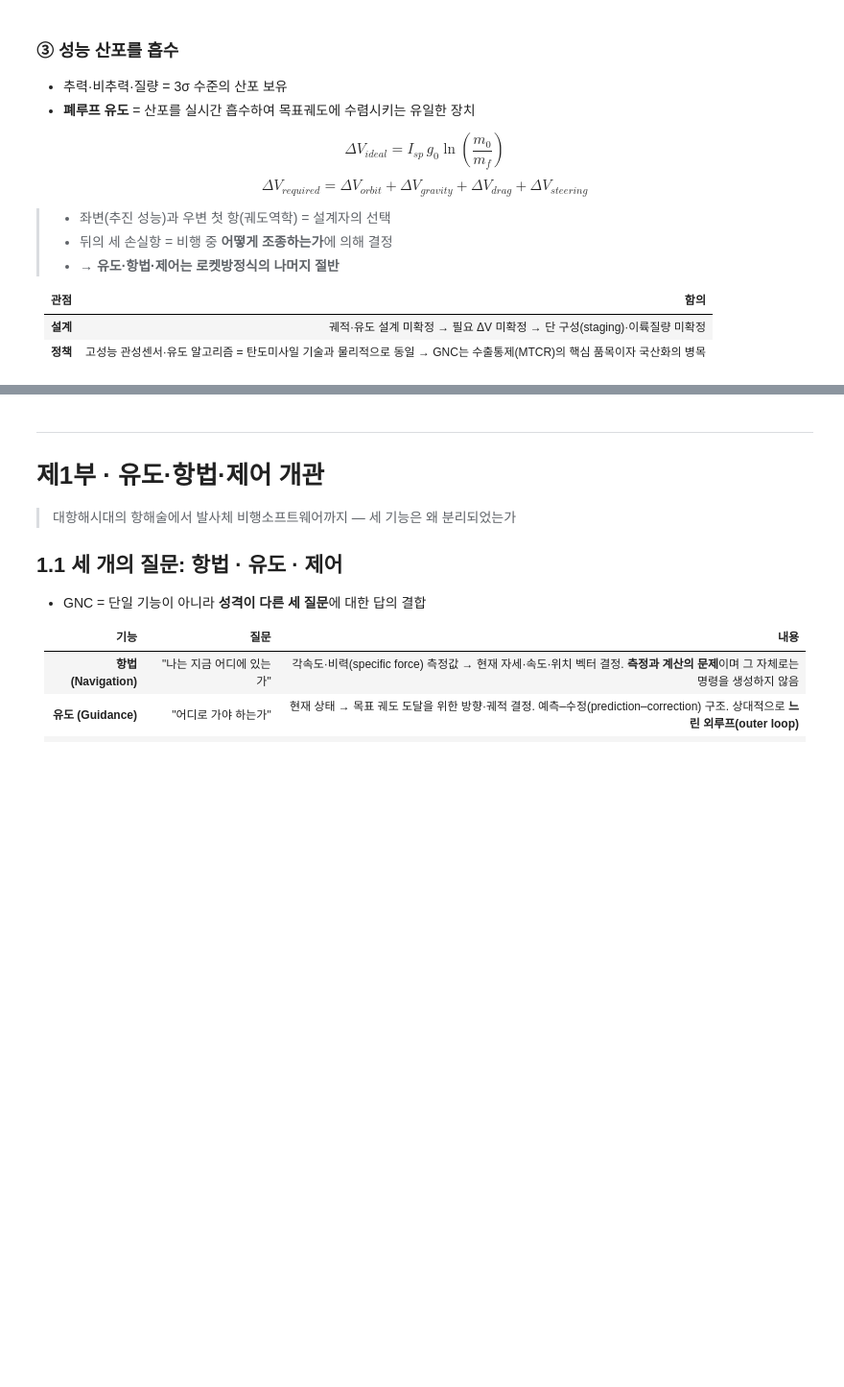
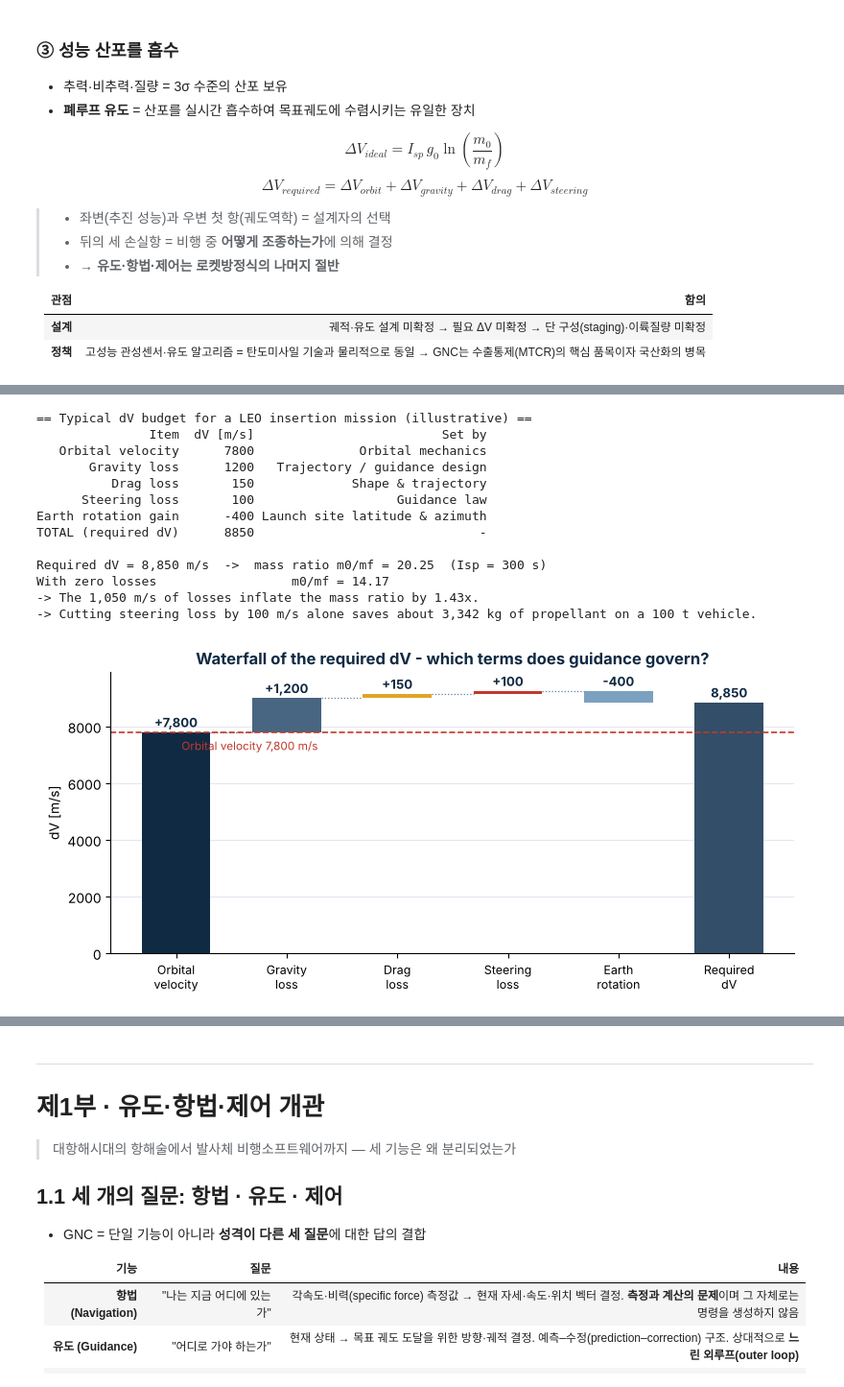
Before and after one commit to gabraxas/LVs-and-Policy, a Jupyter notebook: lecture/week05/week05_GNC.ipynb, the cells around one changed output, grey strips where cells are left out. Shown at 96% size. Saved outputs shown, nothing was run; the diff lists cells and outputs as text; code cells hidden in the pictures; blank space fills up the shorter version.

```diff
--- a/lecture/week05/week05_GNC.ipynb
+++ b/lecture/week05/week05_GNC.ipynb
@@ -35,37 +40,0 @@
-# %%
-# =============================================================================
-#  Part 0 - Setup   (run this cell first)
-#  NOTE: All code output (tables, figures) is in ENGLISH on purpose, so that the
-#        notebook renders identically on any machine (Colab / Windows / macOS)
-#        without a Korean font installed. The lecture text is in Korean markdown.
-# =============================================================================
-import numpy as np
-import pandas as pd
-import matplotlib
-import matplotlib.pyplot as plt
-
-matplotlib.rcParams["font.family"]       = "DejaVu Sans"   # available everywhere
-matplotlib.rcParams["axes.unicode_minus"] = False
-matplotlib.rcParams["figure.dpi"]         = 110
-matplotlib.rcParams["savefig.bbox"]       = "tight"
-
-# ---- house colors ----
-NAVY, STEEL, AMBER, MUTED = "#102A43", "#486581", "#E0A526", "#627D98"
-PALETTE = [NAVY, STEEL, AMBER, "#C0392B", "#7BA0C0"]
-
-# ---- physical constants ----
-g0      = 9.80665            # standard gravity            [m/s^2]
-MU      = 3.986004418e14     # Earth gravitational param.  [m^3/s^2]
-RE      = 6378.137e3         # Earth equatorial radius     [m]
-OME     = 7.2921159e-5       # Earth rotation rate         [rad/s]
-C_LIGHT = 2.99792458e8       # speed of light              [m/s]
-
-def show(df, caption=None):
-    # print a DataFrame without the index
-    if caption:
-        print(caption)
-    with pd.option_context("display.max_columns", None, "display.width", 200):
-        print(df.to_string(index=False))
-
-print("Setup done | numpy", np.__version__, "| pandas", pd.__version__,
-      "| matplotlib", matplotlib.__version__)
@@ -166,3 +84,20 @@ With zero losses                  m0/mf = 14.17
+# %%
+ex0_1_dv_waterfall()
+# %% [output]
+== Typical dV budget for a LEO insertion mission (illustrative) ==
+               Item  dV [m/s]                         Set by
+   Orbital velocity      7800              Orbital mechanics
+       Gravity loss      1200   Trajectory / guidance design
+          Drag loss       150             Shape & trajectory
+      Steering loss       100                   Guidance law
+Earth rotation gain      -400 Launch site latitude & azimuth
+TOTAL (required dV)      8850                              -
+
+Required dV = 8,850 m/s  ->  mass ratio m0/mf = 20.25  (Isp = 300 s)
+With zero losses                  m0/mf = 14.17
+-> The 1,050 m/s of losses inflate the mass ratio by 1.43x.
+-> Cutting steering loss by 100 m/s alone saves about 3,342 kg of propellant on a 100 t vehicle.
+[figure, added]
 # %% [markdown]
 ---
 ## 학습목표
```
Also changed, not shown: parts of 74 cells of this notebook.
